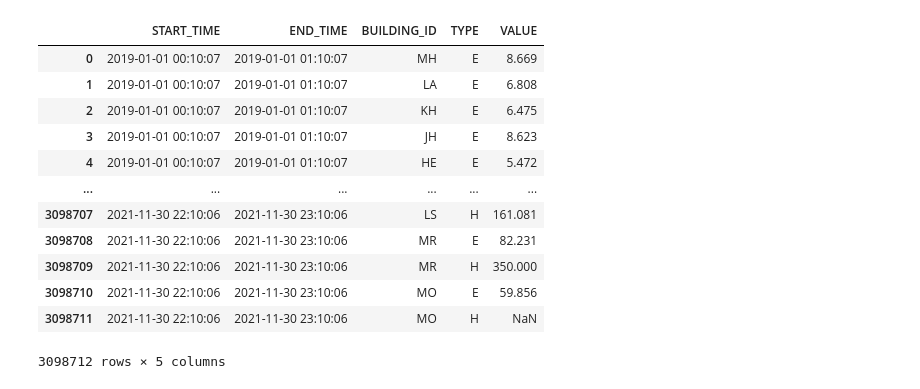
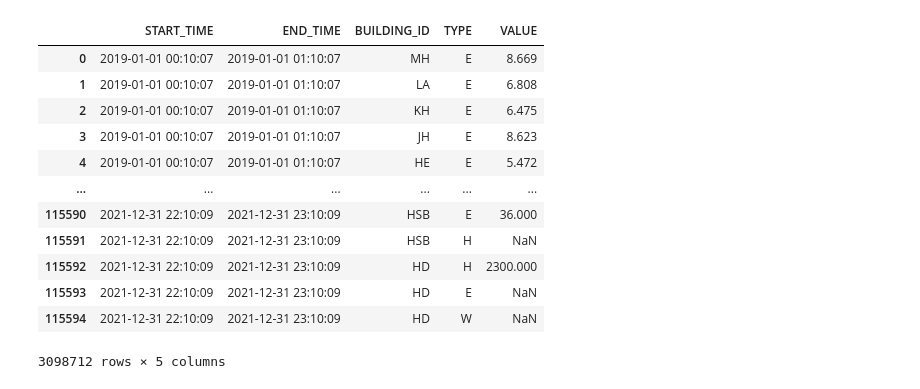
Before and after one commit to AaliyaJakir/energyResearch, a Jupyter notebook: exploring_bing_data.ipynb, the cells around one changed output. Cells and saved outputs as stored; diff of their text form; code cells hidden in the pictures.

```diff
--- a/exploring_bing_data.ipynb
+++ b/exploring_bing_data.ipynb
@@ -8,30 +8,25 @@ import plotly.express as px
 import glob
 import os
 # %%
-bingData1 = pd.read_csv('bingData_01_01_2019-31_12_2019.csv')
-bingData2 = pd.read_csv('bingData_01_01_2020-07_11_2020.csv')
 # Missing Data from November 8th, 2020 to January 11st, 2021
-bingData3 = pd.read_csv('bingData_12_01_2021-30_11_2021.csv')
-bingData4 = pd.read_csv('bingData_01_12_2021-31_12_2021.csv')
-
 files = os.path.join("C:\\Users\\aaliy\\PycharmProjects\\pythonProject\\energyResearch\\", "bingData*.csv")
 files = glob.glob(files)
 
-bingData = pd.concat(map(pd.read_csv, files), ignore_index=True)
+bingData = pd.concat(map(pd.read_csv, files))
 bingData
 # %% [output]
 |  | START_TIME | END_TIME | BUILDING_ID | TYPE | VALUE |
 | 0 | 2019-01-01 00:10:07 | 2019-01-01 01:10:07 | MH | E | 8.669 |
 | 1 | 2019-01-01 00:10:07 | 2019-01-01 01:10:07 | LA | E | 6.808 |
 | 2 | 2019-01-01 00:10:07 | 2019-01-01 01:10:07 | KH | E | 6.475 |
 | 3 | 2019-01-01 00:10:07 | 2019-01-01 01:10:07 | JH | E | 8.623 |
 | 4 | 2019-01-01 00:10:07 | 2019-01-01 01:10:07 | HE | E | 5.472 |
 | ... | ... | ... | ... | ... | ... |
-| 3098707 | 2021-11-30 22:10:06 | 2021-11-30 23:10:06 | LS | H | 161.081 |
-| 3098708 | 2021-11-30 22:10:06 | 2021-11-30 23:10:06 | MR | E | 82.231 |
-| 3098709 | 2021-11-30 22:10:06 | 2021-11-30 23:10:06 | MR | H | 350.000 |
-| 3098710 | 2021-11-30 22:10:06 | 2021-11-30 23:10:06 | MO | E | 59.856 |
-| 3098711 | 2021-11-30 22:10:06 | 2021-11-30 23:10:06 | MO | H | NaN |
+| 115590 | 2021-12-31 22:10:09 | 2021-12-31 23:10:09 | HSB | E | 36.000 |
+| 115591 | 2021-12-31 22:10:09 | 2021-12-31 23:10:09 | HSB | H | NaN |
+| 115592 | 2021-12-31 22:10:09 | 2021-12-31 23:10:09 | HD | H | 2300.000 |
+| 115593 | 2021-12-31 22:10:09 | 2021-12-31 23:10:09 | HD | E | NaN |
+| 115594 | 2021-12-31 22:10:09 | 2021-12-31 23:10:09 | HD | W | NaN |
 3098712 rows × 5 columns
 # %%
 # DATA CLEANING PROCESS
```
Also changed, not shown: parts of 5 cells of this notebook, 5 other files.
